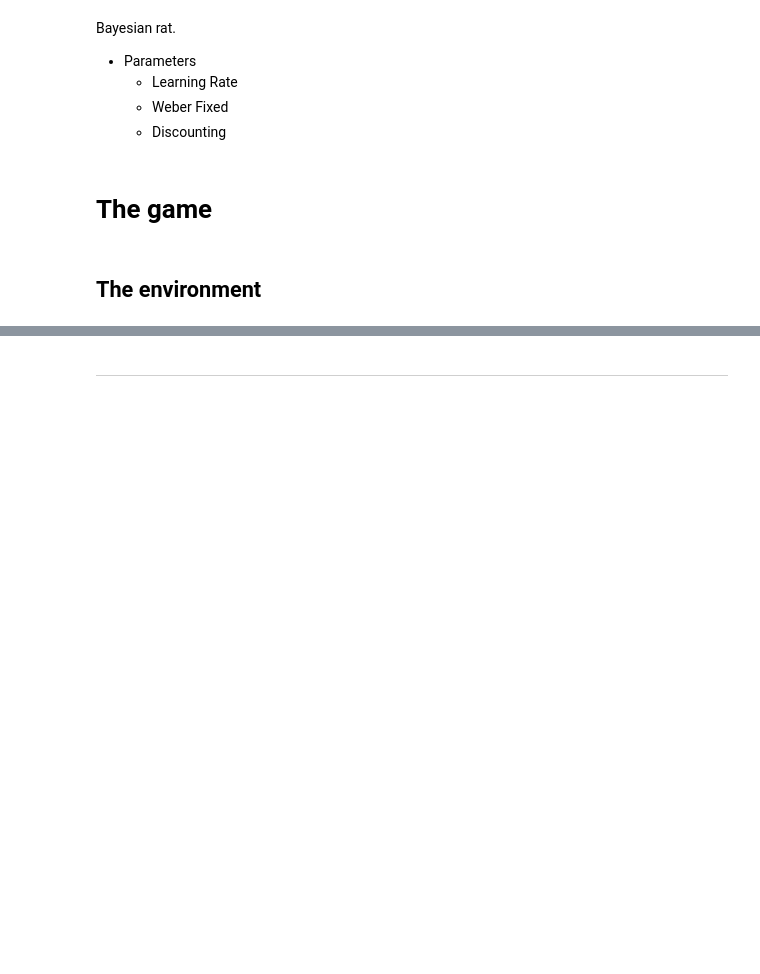
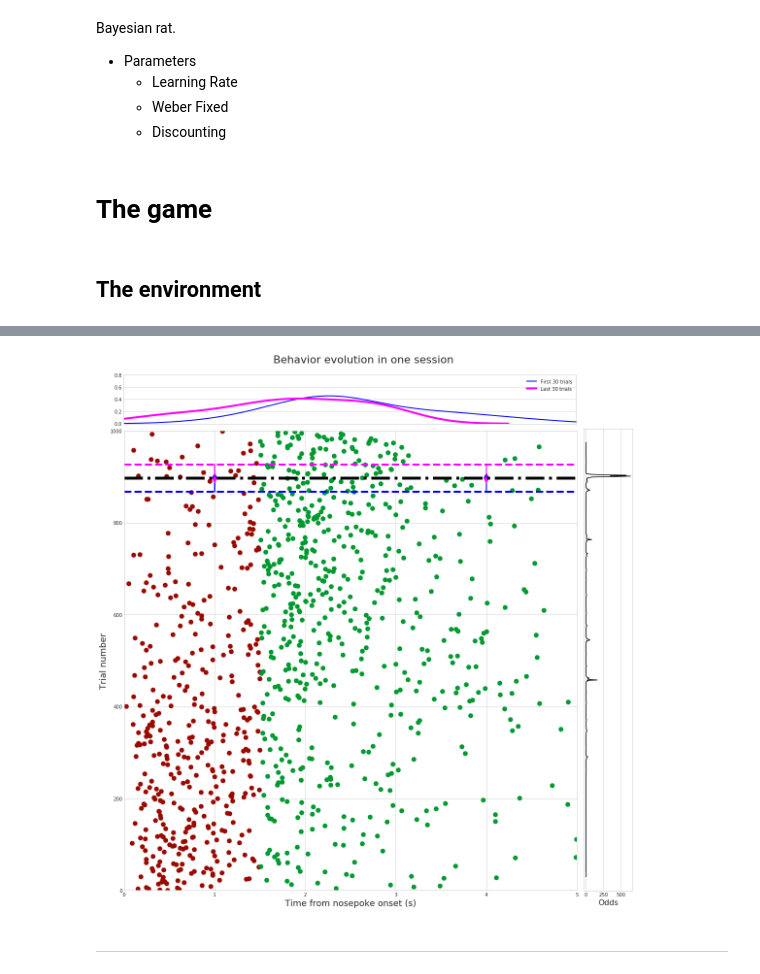
Before and after one commit to EstevaoUyra/spikelearn, a Jupyter notebook: notebooks/exploration/Bayesian rat.ipynb, the cells around one changed output, grey strips where cells are left out. Saved outputs shown, nothing was run; the diff lists cells and outputs as text; code cells hidden in the pictures; blank space fills up the shorter version.

```diff
--- a/notebooks/exploration/Bayesian rat.ipynb
+++ b/notebooks/exploration/Bayesian rat.ipynb
@@ -164,2 +183,6 @@ for i in range(N):
+# %%
+singleRatBehaviorPlot(np.array(task.action_history_), reyes_cp(task.action_history_), kde='cp', kdeN=30)
+# %% [output]
+[figure, added]
 # %% [markdown]
 ---
```
Also changed, not shown: parts of 16 cells of this notebook, 3 other files.
